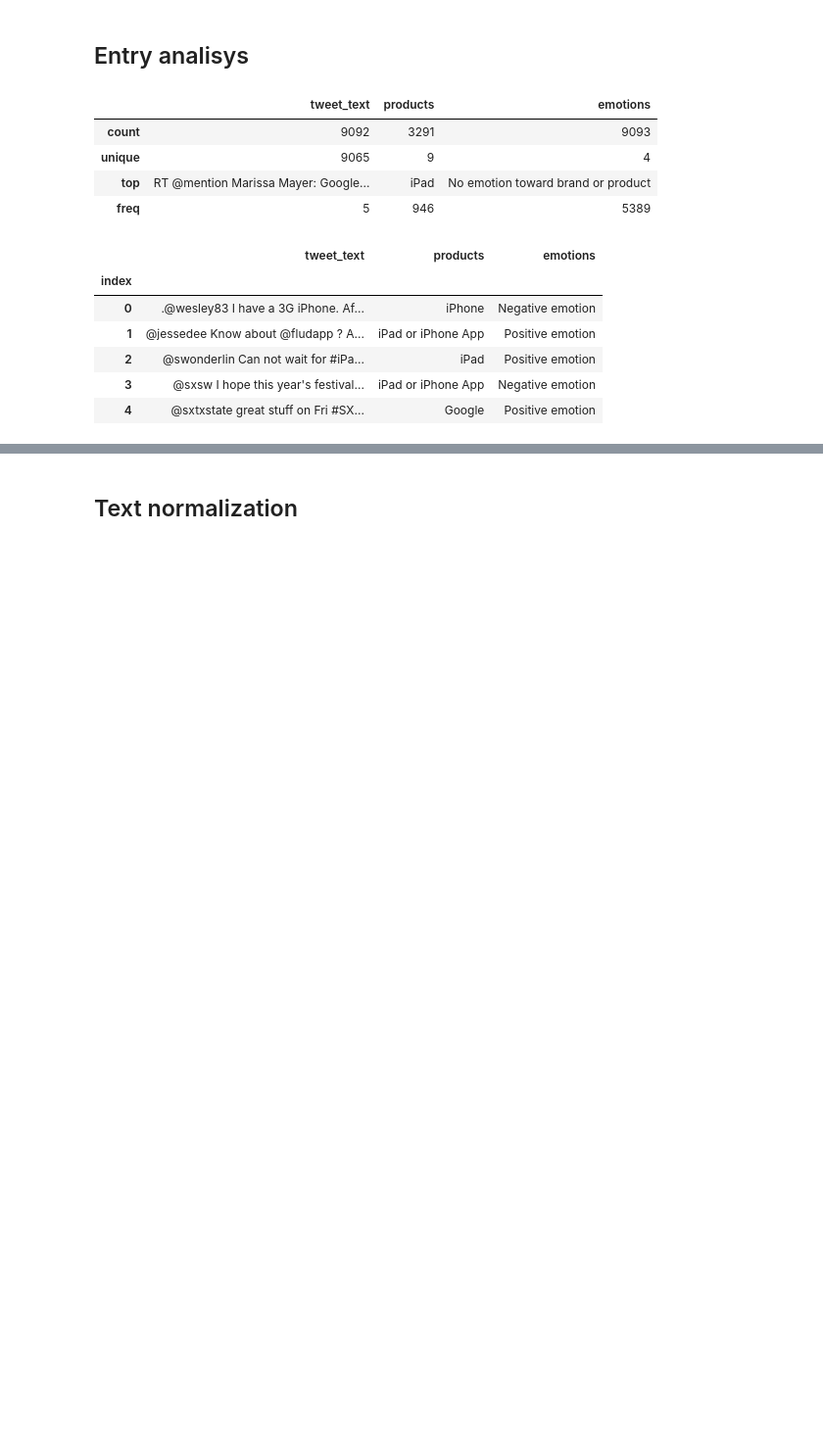
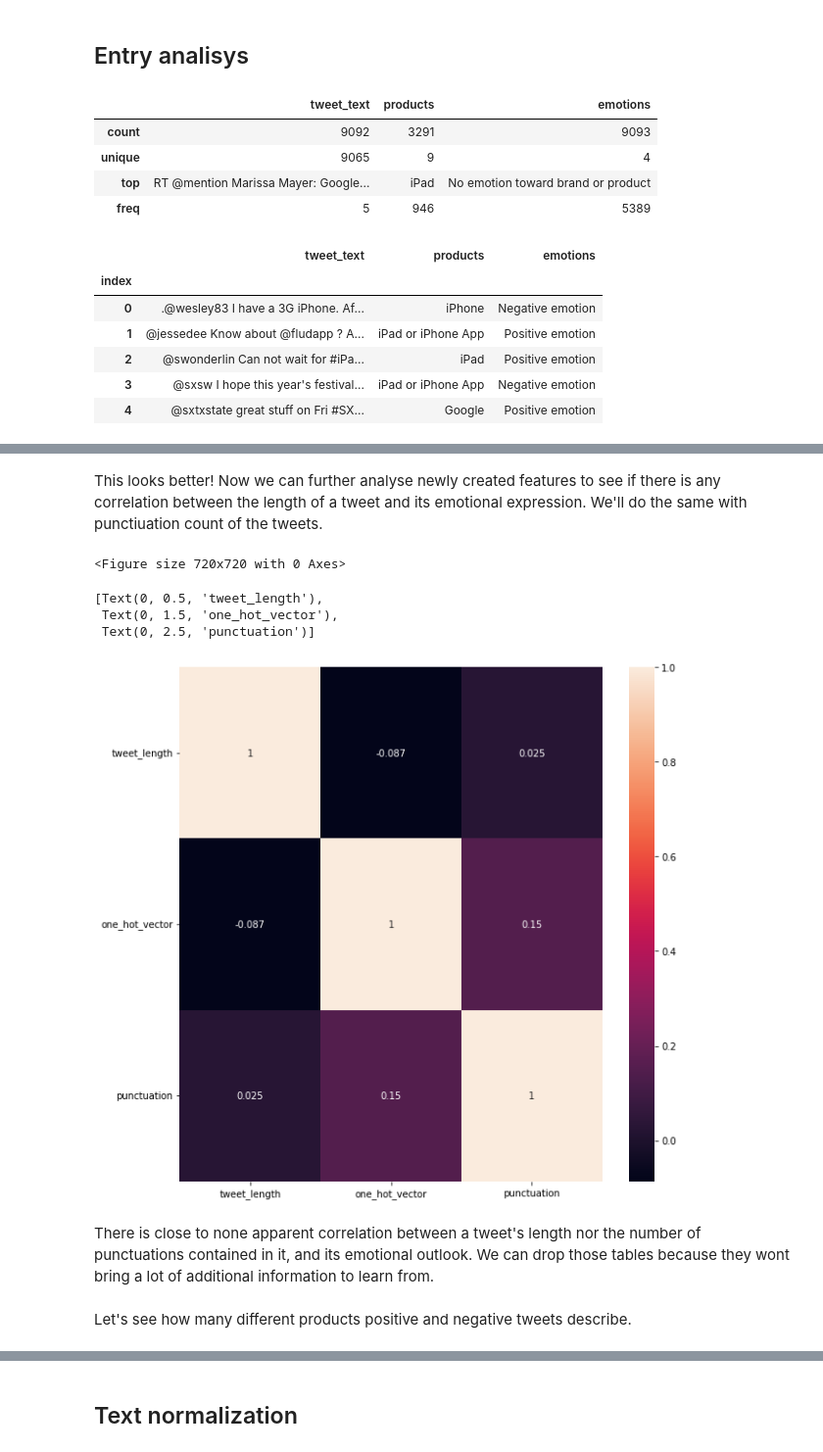
Before and after one commit to bjpietrzak/MachineLearningPractice, a Jupyter notebook: projekt.ipynb, the cells around one changed output, grey strips where cells are left out. Shown at 98% size. Saved outputs shown, nothing was run; the diff lists cells and outputs as text; code cells hidden in the pictures; blank space fills up the shorter version.

```diff
--- a/projekt.ipynb
+++ b/projekt.ipynb
@@ -116,0 +127,15 @@ plt.show()
+# %% [markdown]
+This looks better! Now we can further analyse newly created features to see if there is any correlation between the length of a tweet and its emotional expression. We'll do the same with punctiuation count of the tweets.
+# %%
+plt.figure(figsize=(10,10))
+hm = sns.heatmap(df.corr(), annot = True)
+hm.set_yticklabels(hm.get_yticklabels(), rotation=0, horizontalalignment='right')
+plt.show()
+# %% [output]
+<Figure size 720x720 with 0 Axes>
+[Text(0, 0.5, 'tweet_length'),
+ Text(0, 1.5, 'one_hot_vector'),
+ Text(0, 2.5, 'punctuation')]
+[figure, added]
+# %% [markdown]
+There is close to none apparent correlation between a tweet's length nor the number of punctuations contained in it, and its emotional outlook. We can drop those tables because they wont bring a lot of additional information to learn from.
@@ -116,0 +144,2 @@ plt.show()
+# %% [markdown]
+Let's see how many different products positive and negative tweets describe.
```
Also changed, not shown: parts of 36 cells of this notebook.
